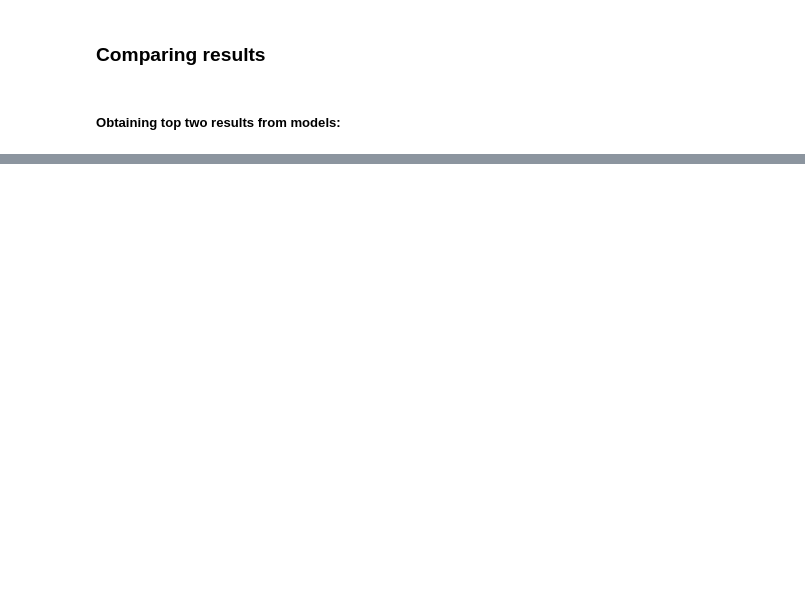
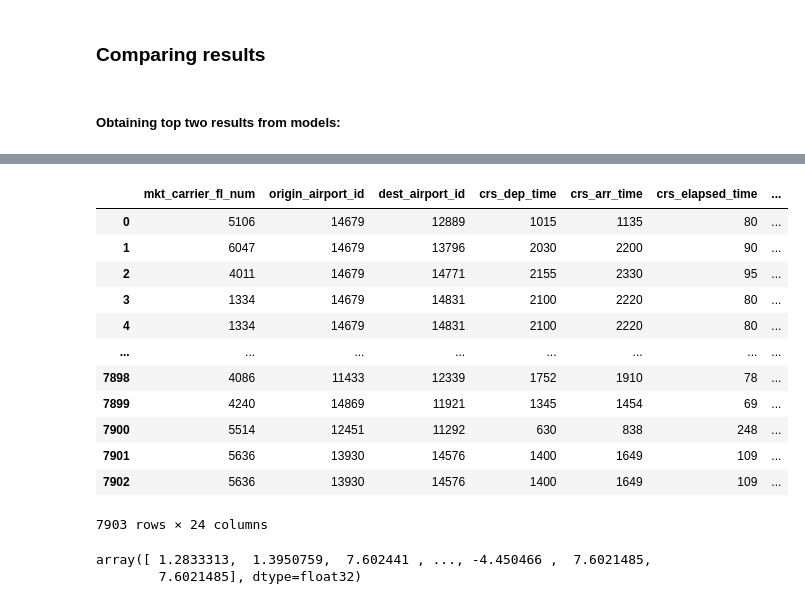
Before and after one commit to rileyjfournier/mid-term-project-I, a Jupyter notebook: James/ModelingWork.ipynb, the cells around one changed output, grey strips where cells are left out. Saved outputs shown, nothing was run; the diff lists cells and outputs as text; code cells hidden in the pictures; blank space fills up the shorter version.

```diff
--- a/James/ModelingWork.ipynb
+++ b/James/ModelingWork.ipynb
@@ -775,0 +508,35 @@ results.to_csv('results.csv')
+# %%
+# dropping Unnamed column
+test = test.drop(['Unnamed: 0'], axis=1)
+
+# filtering for 1st week of Jan
+test = test[test['day'] <= 7]
+
+# checking
+test
+# %% [output]
+|  | mkt_carrier_fl_num | origin_airport_id | dest_airport_id | crs_dep_time | crs_arr_time | crs_elapsed_time | ... |
+| 0 | 5106 | 14679 | 12889 | 1015 | 1135 | 80 | ... |
+| 1 | 6047 | 14679 | 13796 | 2030 | 2200 | 90 | ... |
+| 2 | 4011 | 14679 | 14771 | 2155 | 2330 | 95 | ... |
+| 3 | 1334 | 14679 | 14831 | 2100 | 2220 | 80 | ... |
+| 4 | 1334 | 14679 | 14831 | 2100 | 2220 | 80 | ... |
+| ... | ... | ... | ... | ... | ... | ... | ... |
+| 7898 | 4086 | 11433 | 12339 | 1752 | 1910 | 78 | ... |
+| 7899 | 4240 | 14869 | 11921 | 1345 | 1454 | 69 | ... |
+| 7900 | 5514 | 12451 | 11292 | 630 | 838 | 248 | ... |
+| 7901 | 5636 | 13930 | 14576 | 1400 | 1649 | 109 | ... |
+| 7902 | 5636 | 13930 | 14576 | 1400 | 1649 | 109 | ... |
+7903 rows × 24 columns
+# %%
+# encoding test set
+X_blind_test = encoder.transform(test)
+
+# getting predictions from best model (XGBoost, no scaling as xgb1)
+test_pred = xgb1.predict(X_blind_test)
+
+# viewing
+test_pred
+# %% [output]
+array([ 1.2833313,  1.3950759,  7.602441 , ..., -4.450466 ,  7.6021485,
+        7.6021485], dtype=float32)
```
Also changed, not shown: parts of 30 cells of this notebook, 5 other files.
